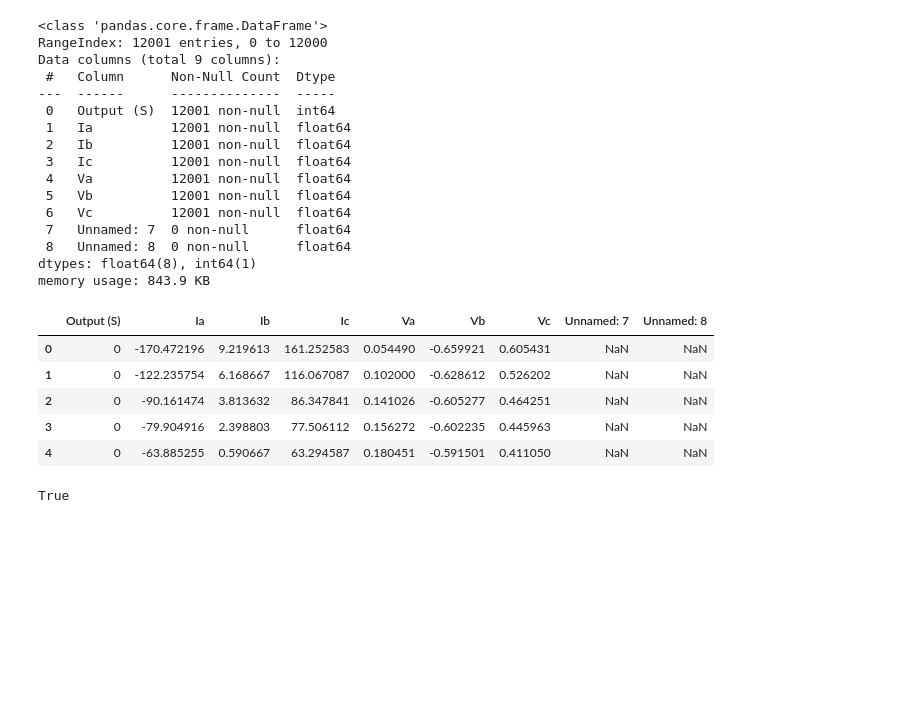
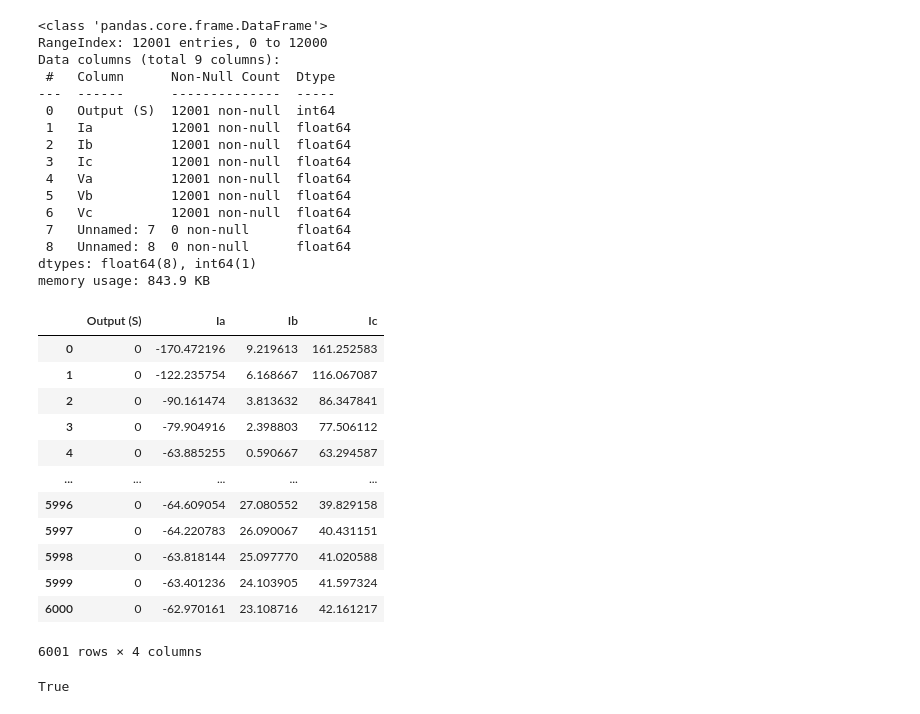
Before and after one commit to Abinash-bit/fault-analysis-randomforest, a Jupyter notebook: Fault_analysis_.ipynb, the cells around one changed output. Saved outputs shown, nothing was run; the diff lists cells and outputs as text; code cells hidden in the pictures; blank space fills up the shorter version.

```diff
--- a/Fault_analysis_.ipynb
+++ b/Fault_analysis_.ipynb
@@ -137,15 +155,22 @@ Data columns (total 9 columns):
  8   Unnamed: 8  0 non-null      float64
 dtypes: float64(8), int64(1)
 memory usage: 843.9 KB
-# %%
-binary_data.head()
-# %% [output]
-|  | Output (S) | Ia | Ib | Ic | Va | Vb | Vc | Unnamed: 7 | Unnamed: 8 |
-| 0 | 0 | -170.472196 | 9.219613 | 161.252583 | 0.054490 | -0.659921 | 0.605431 | NaN | NaN |
-| 1 | 0 | -122.235754 | 6.168667 | 116.067087 | 0.102000 | -0.628612 | 0.526202 | NaN | NaN |
-| 2 | 0 | -90.161474 | 3.813632 | 86.347841 | 0.141026 | -0.605277 | 0.464251 | NaN | NaN |
-| 3 | 0 | -79.904916 | 2.398803 | 77.506112 | 0.156272 | -0.602235 | 0.445963 | NaN | NaN |
-| 4 | 0 | -63.885255 | 0.590667 | 63.294587 | 0.180451 | -0.591501 | 0.411050 | NaN | NaN |
+# %%
+binary_data[['Output (S)', 'Ia', 'Ib', 'Ic']][:6001]
+# %% [output]
+|  | Output (S) | Ia | Ib | Ic |
+| 0 | 0 | -170.472196 | 9.219613 | 161.252583 |
+| 1 | 0 | -122.235754 | 6.168667 | 116.067087 |
+| 2 | 0 | -90.161474 | 3.813632 | 86.347841 |
+| 3 | 0 | -79.904916 | 2.398803 | 77.506112 |
+| 4 | 0 | -63.885255 | 0.590667 | 63.294587 |
+| ... | ... | ... | ... | ... |
+| 5996 | 0 | -64.609054 | 27.080552 | 39.829158 |
+| 5997 | 0 | -64.220783 | 26.090067 | 40.431151 |
+| 5998 | 0 | -63.818144 | 25.097770 | 41.020588 |
+| 5999 | 0 | -63.401236 | 24.103905 | 41.597324 |
+| 6000 | 0 | -62.970161 | 23.108716 | 42.161217 |
+6001 rows × 4 columns
 # %%
 any(binary_data.isna().sum() > 0)
 # %% [output]
```
Also changed, not shown: parts of 25 cells of this notebook.
